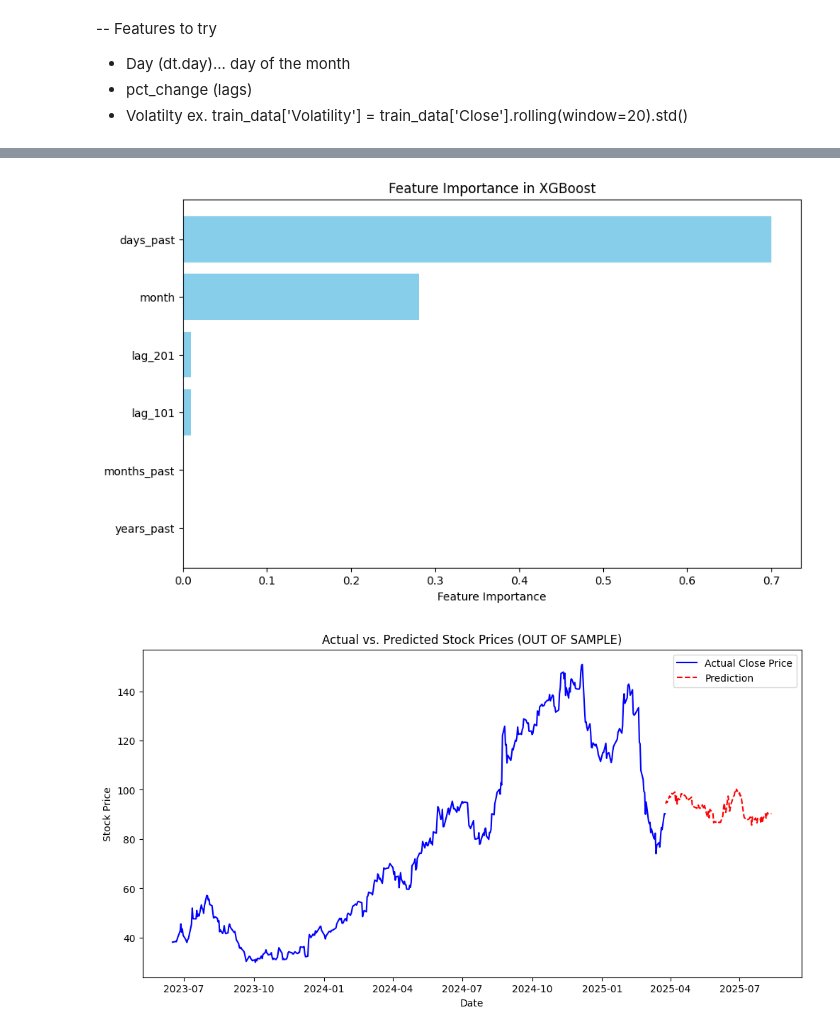
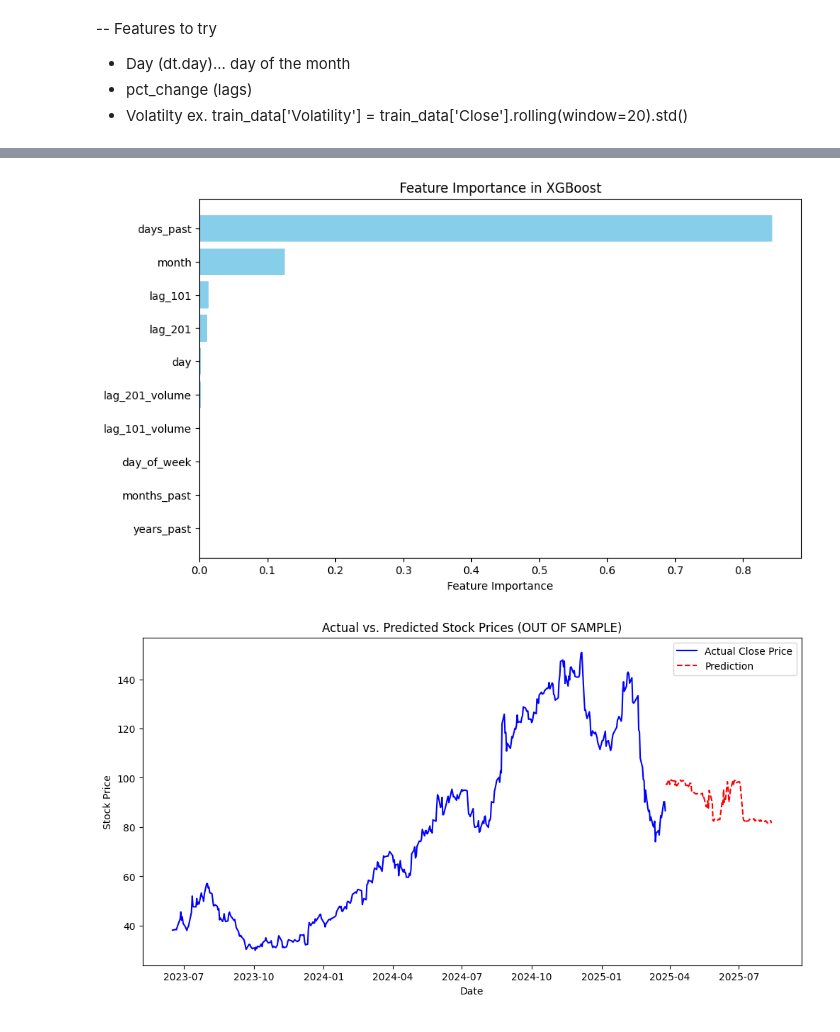
Before and after one commit to mfannin099/Stock_Analysis, a Jupyter notebook: notebooks/predictions.ipynb, the cells around one changed output, grey strips where cells are left out. Saved outputs shown, nothing was run; the diff lists cells and outputs as text; code cells hidden in the pictures.

```diff
--- a/notebooks/predictions.ipynb
+++ b/notebooks/predictions.ipynb
@@ -203,7 +190,7 @@ train_data = df_filtered[df_filtered.index < first_test_date][["Close"]].copy()
 # %%
 ## Constants for Modeling
 
-df_to_model = df_filtered[['Close']].copy()
+df_to_model = df_filtered[['Close', 'Volume']].copy()
 predictions_df = pd.DataFrame()
 last_price = df_to_model['Close'].iloc[-1]
 days_of_trading_to_predict = 100
@@ -222,5 +209,3 @@ future_dates = [date for date in future_dates if date not in us_holidays]
 future_dates = future_dates[:days_of_trading_to_predict]
 
 predictions_df = pd.DataFrame({'dt': future_dates})
-
-predictions_df
@@ -492,10 +468,15 @@ xgboost_df['years_past'] = time_diff.days // 365  # Approximation of years
 xgboost_df[['days_past', 'months_past', 'years_past']] = xgboost_df[['days_past', 'months_past', 'years_past']].apply(lambda x: x.abs())
 
 xgboost_df['month'] = xgboost_df.index.month
+xgboost_df['day'] = xgboost_df.index.day
+xgboost_df["day_of_week"] = xgboost_df.index.weekday
 
 # Adding Lag Features
 xgboost_df[f'lag_{lag_value}'] = xgboost_df['Close'].shift(lag_value).fillna(0)
 xgboost_df[f'lag_{lag_value2}'] = xgboost_df['Close'].shift(lag_value2).fillna(0)
+
+xgboost_df[f'lag_{lag_value}_volume'] = xgboost_df['Volume'].shift(lag_value).fillna(0)
+xgboost_df[f'lag_{lag_value2}_volume'] = xgboost_df['Volume'].shift(lag_value2).fillna(0)
 
 ## Creating train & test
 test_data = xgboost_df.tail(test_length).copy()
@@ -504,10 +485,12 @@ first_test_date = test_data.index[0] # To make train
 # Train Data
 train_data = xgboost_df[xgboost_df.index < first_test_date].copy()
 
-X_train = train_data[['days_past', 'months_past', 'years_past', f'lag_{lag_value}', f'lag_{lag_value2}', 'month']]
+#X_train = train_data[['days_past', 'months_past', 'years_past', f'lag_{lag_value}', f'lag_{lag_value2}', 'month']]
+X_train = train_data[['days_past', 'months_past', 'years_past', f'lag_{lag_value}', f'lag_{lag_value2}', 'month',f'lag_{lag_value}_volume', f'lag_{lag_value2}_volume', 'day_of_week', 'day']]
 y_train = train_data['Close']
 
-X_test = test_data[['days_past', 'months_past', 'years_past', f'lag_{lag_value}', f'lag_{lag_value2}', 'month']]
+#X_test = test_data[['days_past', 'months_past', 'years_past', f'lag_{lag_value}', f'lag_{lag_value2}', 'month', ]]
+X_test = test_data[['days_past', 'months_past', 'years_past', f'lag_{lag_value}', f'lag_{lag_value2}', 'month', f'lag_{lag_value}_volume', f'lag_{lag_value2}_volume', 'day_of_week', 'day']]
 y_test = test_data['Close']
 
 model = xgb.XGBRegressor(n_estimators=1000, learning_rate=0.1, max_depth=3)
@@ -546,7 +547,7 @@ plt.title('Feature Importance in XGBoost')
 plt.gca().invert_yaxis()  # Invert y-axis to show the most important feature at the top
 plt.show()
 # %% [output]
-[figure, old version]
+[figure, new version]
 # %%
 ## Out of Sample
 ## Create the predictions dataset
@@ -564,46 +565,60 @@ df_to_model['years_past'] = time_diff.days // 365  # Approximation of years
 df_to_model[['days_past', 'months_past', 'years_past']] = df_to_model[['days_past', 'months_past', 'years_past']].apply(lambda x: x.abs())
 
 df_to_model['month'] = df_to_model.index.month
+df_to_model['day'] = df_to_model.index.day
+df_to_model["day_of_week"] = df_to_model.index.weekday
 
 # Adding Lag Features
 df_to_model[f'lag_{lag_value}'] = df_to_model['Close'].shift(lag_value).fillna(0)
 df_to_model[f'lag_{lag_value2}'] = df_to_model['Close'].shift(lag_value2).fillna(0)
+
+df_to_model[f'lag_{lag_value}_volume'] = df_to_model['Volume'].shift(lag_value).fillna(0)
+df_to_model[f'lag_{lag_value2}_volume'] = df_to_model['Volume'].shift(lag_value2).fillna(0)
+
+
+
 
 ## Feature creation for the predictions
 predictions_df_xgboost['dt'] = pd.to_datetime(predictions_df_xgboost['dt'])
 predictions_df_xgboost['dt'] = predictions_df_xgboost['dt'].dt.date
 reference_date = pd.to_datetime(reference_date_train).date()
 time_diff = reference_date - predictions_df_xgboost['dt']
 
 predictions_df_xgboost['days_past'] = time_diff.dt.days
 predictions_df_xgboost['months_past'] = time_diff.dt.days // 30  # Approximation of months
 predictions_df_xgboost['years_past'] = time_diff.dt.days // 365  # Approximation of years
 predictions_df_xgboost[['days_past', 'months_past', 'years_past']] = predictions_df_xgboost[['days_past', 'months_past', 'years_past']].apply(lambda x: x.abs())
 
 predictions_df_xgboost['dt'] = pd.to_datetime(predictions_df_xgboost['dt'])
 predictions_df_xgboost['month'] = predictions_df_xgboost['dt'].dt.month
+predictions_df_xgboost['month'] = predictions_df_xgboost['dt'].dt.month
+predictions_df_xgboost['month'] = predictions_df_xgboost['dt'].dt.month
+
 
 # Adding Lag Features
 predictions_df_xgboost[f'lag_{lag_value}'] = df_to_model['Close'].shift(lag_value).iloc[-len(predictions_df_xgboost):].values
 predictions_df_xgboost[f'lag_{lag_value2}'] = df_to_model['Close'].shift(lag_value2).iloc[-len(predictions_df_xgboost):].values
 
+predictions_df_xgboost[f'lag_{lag_value}_volume'] = df_to_model['Volume'].shift(lag_value).fillna(0)
+predictions_df_xgboost[f'lag_{lag_value2}_volume'] = df_to_model['Volume'].shift(lag_value2).fillna(0)
+
 #Spliting into X & y, training, and predicting
-X_train = df_to_model[['days_past', 'months_past', 'years_past', f'lag_{lag_value}', f'lag_{lag_value2}', 'month']]
+X_train = df_to_model[['days_past', 'months_past', 'years_past', f'lag_{lag_value}', f'lag_{lag_value2}', 'month',f'lag_{lag_value}_volume', f'lag_{lag_value2}_volume', 'day', 'day_of_week']]
 y_train = df_to_model['Close']
 
-X_forecast = predictions_df_xgboost[['days_past', 'months_past', 'years_past', f'lag_{lag_value}', f'lag_{lag_value2}', 'month']]
+X_forecast = predictions_df_xgboost[['days_past', 'months_past', 'years_past', f'lag_{lag_value}', f'lag_{lag_value2}', 'month',f'lag_{lag_value}_volume', f'lag_{lag_value2}_vol', 'day', 'day_of_week']]
 
 model = xgb.XGBRegressor(n_estimators=1000, learning_rate=0.1, max_depth=3)
 model.fit(X_train, y_train)
 
 y_pred = model.predict(X_forecast)
 predictions_df_xgboost['preds'] = y_pred
 
 
 ## Plotting Predictions
 plot_oos(df_to_model, predictions_df_xgboost)
 # %% [output]
-[figure, old version]
+[figure, new version]
 # %%
 predictions_df_xgboost
 # %% [output]
```
Also changed, not shown: parts of 15 cells of this notebook.
